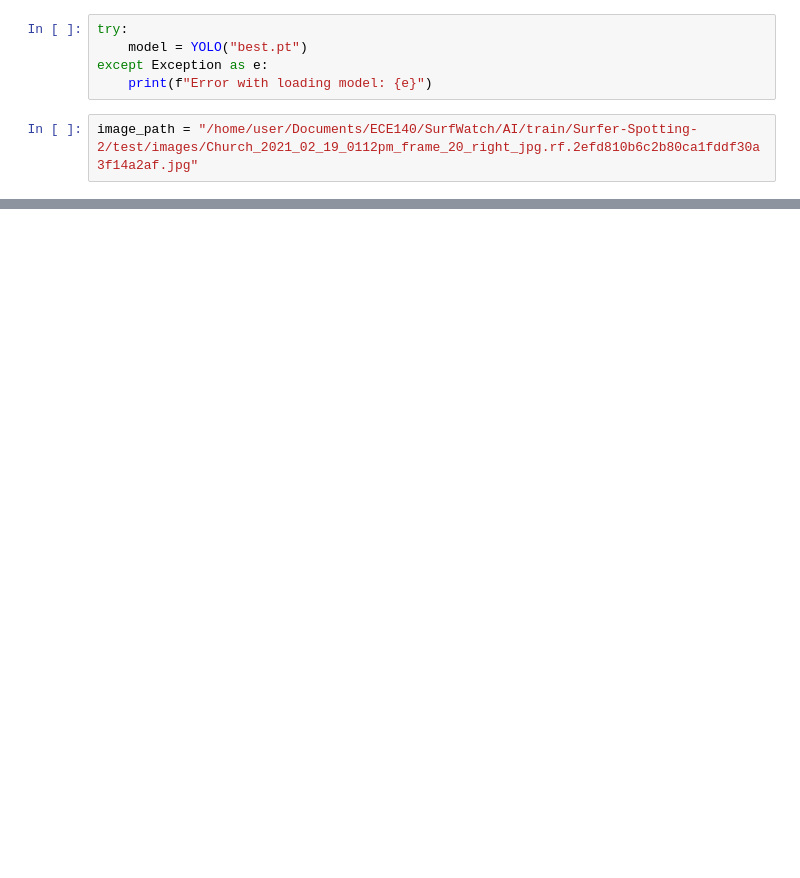
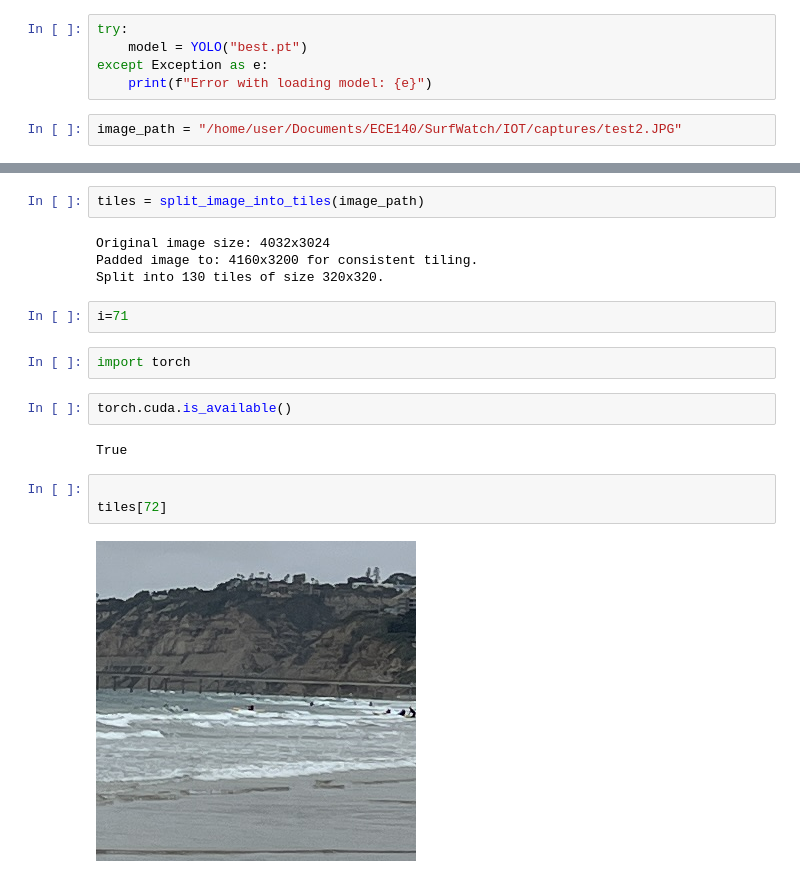
Before and after one commit to kiminus/SurfWatch, a Jupyter notebook: AI/inference/inference.ipynb, the cells around one changed output, grey strips where cells are left out. Saved outputs shown, nothing was run; the diff lists cells and outputs as text; blank space fills up the shorter version.

Commit message:
made inference and video capture work in jupyter notebooks

```diff
--- a/AI/inference/inference.ipynb
+++ b/AI/inference/inference.ipynb
@@ -7,4 +8,4 @@ try:
 except Exception as e:
     print(f"Error with loading model: {e}")
 # %%
-image_path = "/home/user/Documents/ECE140/SurfWatch/AI/train/Surfer-Spotting-2/test/images/Church_2021_02_19_0112pm_frame_20_right_jpg.rf.2efd810b6c2b80ca1fddf30a3f14a2af.jpg"
+image_path = "/home/user/Documents/ECE140/SurfWatch/IOT/captures/test2.JPG"
@@ -11 +59,20 @@ image_path = "/home/user/Documents/ECE140/SurfWatch/AI/train/Surfer-Spotting-2/t
+# %%
+tiles = split_image_into_tiles(image_path)
+# %% [output]
+Original image size: 4032x3024
+Padded image to: 4160x3200 for consistent tiling.
+Split into 130 tiles of size 320x320.
+# %%
+i=71
+# %%
+import torch
+# %%
+torch.cuda.is_available()
+# %% [output]
+True
+# %%
+
+tiles[72]
+# %% [output]
+[figure, added]
 # %%
```
Also changed, not shown: parts of 7 cells of this notebook, 1 other file.
